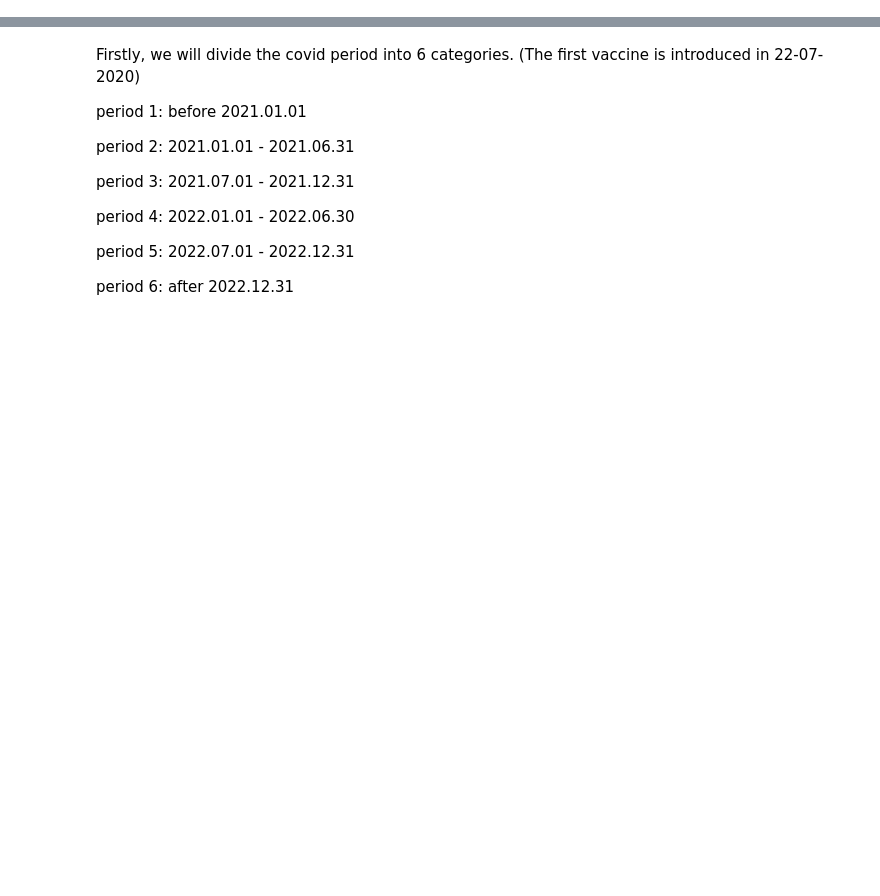
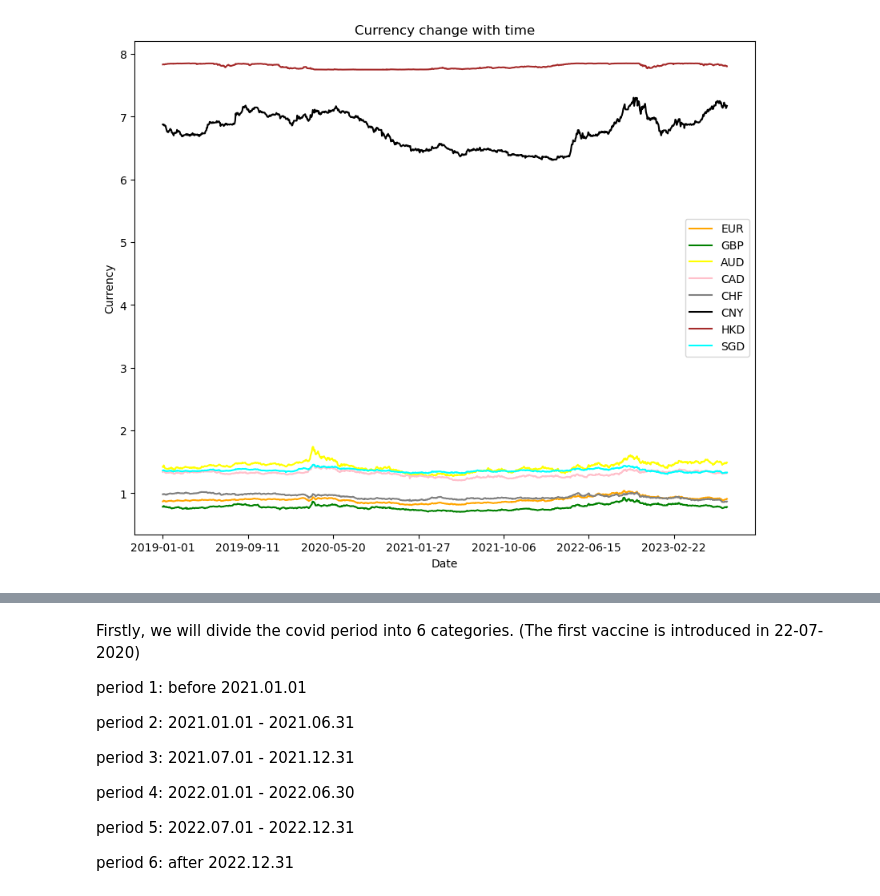
Before and after one commit to anapocai/Mooc_project, a Jupyter notebook: Xinyi.ipynb, the cells around one changed output, grey strips where cells are left out. Saved outputs shown, nothing was run; the diff lists cells and outputs as text; code cells hidden in the pictures; blank space fills up the shorter version.

```diff
--- a/Xinyi.ipynb
+++ b/Xinyi.ipynb
@@ -0,0 +76,13 @@
+# %%
+plt.figure(figsize=(10,8))
+for j in range((len(list3))):
+    if j>1:
+        plt.plot(date[j],currency[j],label = label[j],color=color_list[j])
+        plt.xticks(date[j][::180])
+plt.xlabel("Date")
+plt.ylabel("Currency")
+plt.title("Currency change with time")
+plt.legend()
+plt.show()
+# %% [output]
+[figure, added]
```
Also changed, not shown: parts of 9 cells of this notebook, 5 other files.
